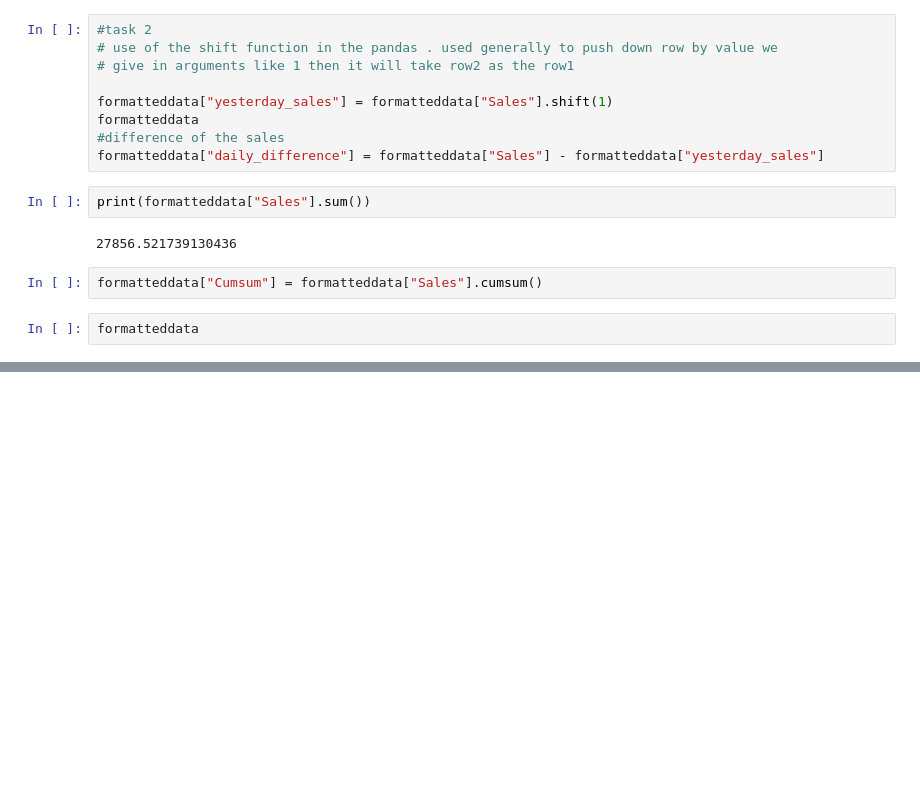
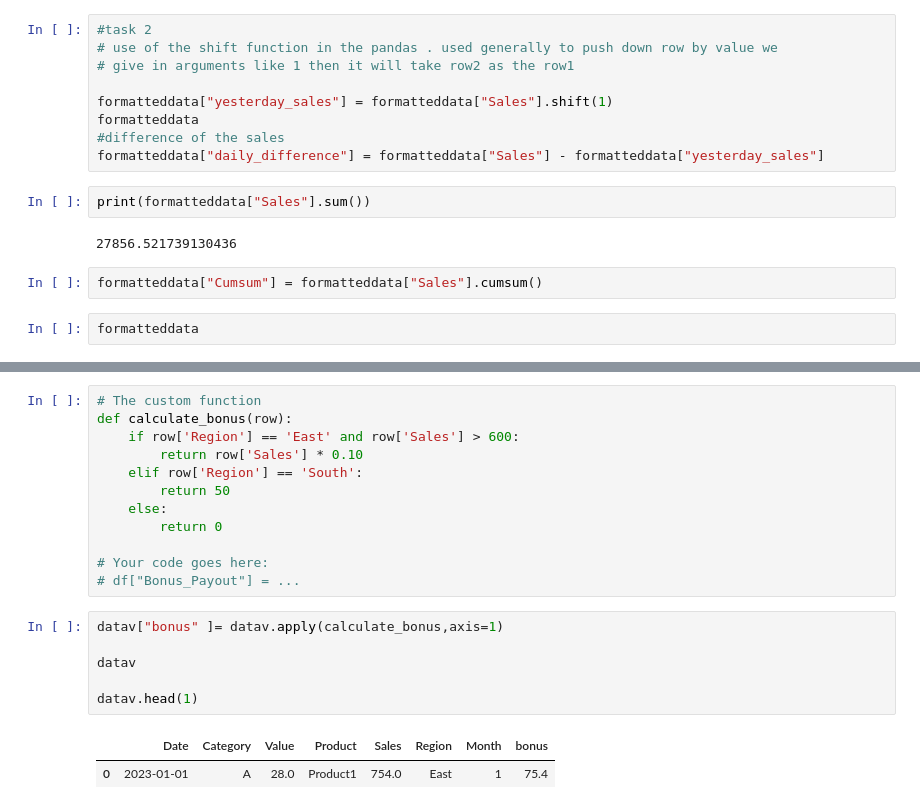
Before and after one commit to Youraj9/data-analytics, a Jupyter notebook: USING PYTHON/DATA-ANALYSIS.ipynb, the cells around one changed output, grey strips where cells are left out. Drawn from its saved outputs; the diff is of its cells as text; blank space fills up the shorter version.

```diff
--- a/USING PYTHON/DATA-ANALYSIS.ipynb
+++ b/USING PYTHON/DATA-ANALYSIS.ipynb
@@ -520,0 +588,21 @@ formatteddata
+# %%
+# The custom function
+def calculate_bonus(row):
+    if row['Region'] == 'East' and row['Sales'] > 600:
+        return row['Sales'] * 0.10
+    elif row['Region'] == 'South':
+        return 50
+    else:
+        return 0
+
+# Your code goes here:
+# df["Bonus_Payout"] = ...
+# %%
+datav["bonus" ]= datav.apply(calculate_bonus,axis=1)
+
+datav
+
+datav.head(1)
+# %% [output]
+|  | Date | Category | Value | Product | Sales | Region | Month | bonus |
+| 0 | 2023-01-01 | A | 28.0 | Product1 | 754.0 | East | 1 | 75.4 |
```
Also changed, not shown: parts of 5 cells of this notebook.
